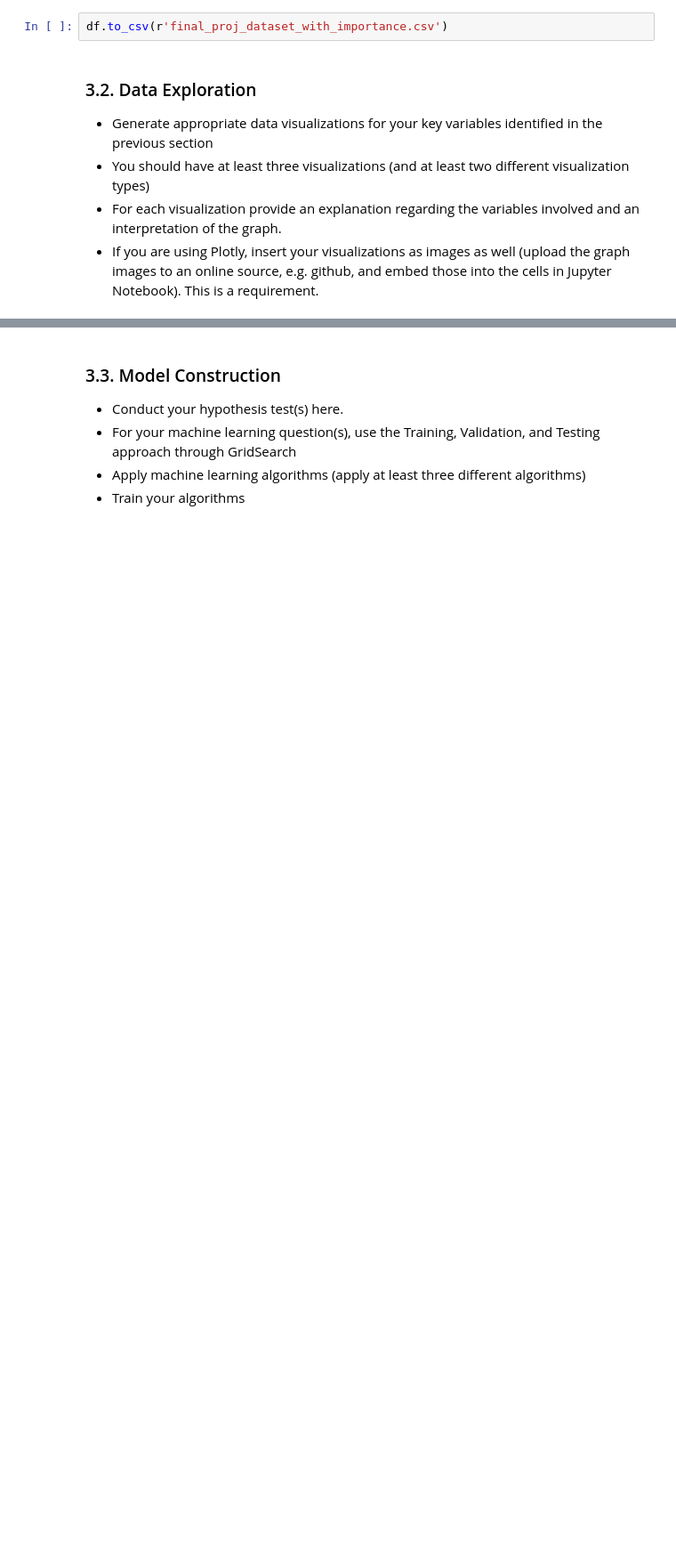
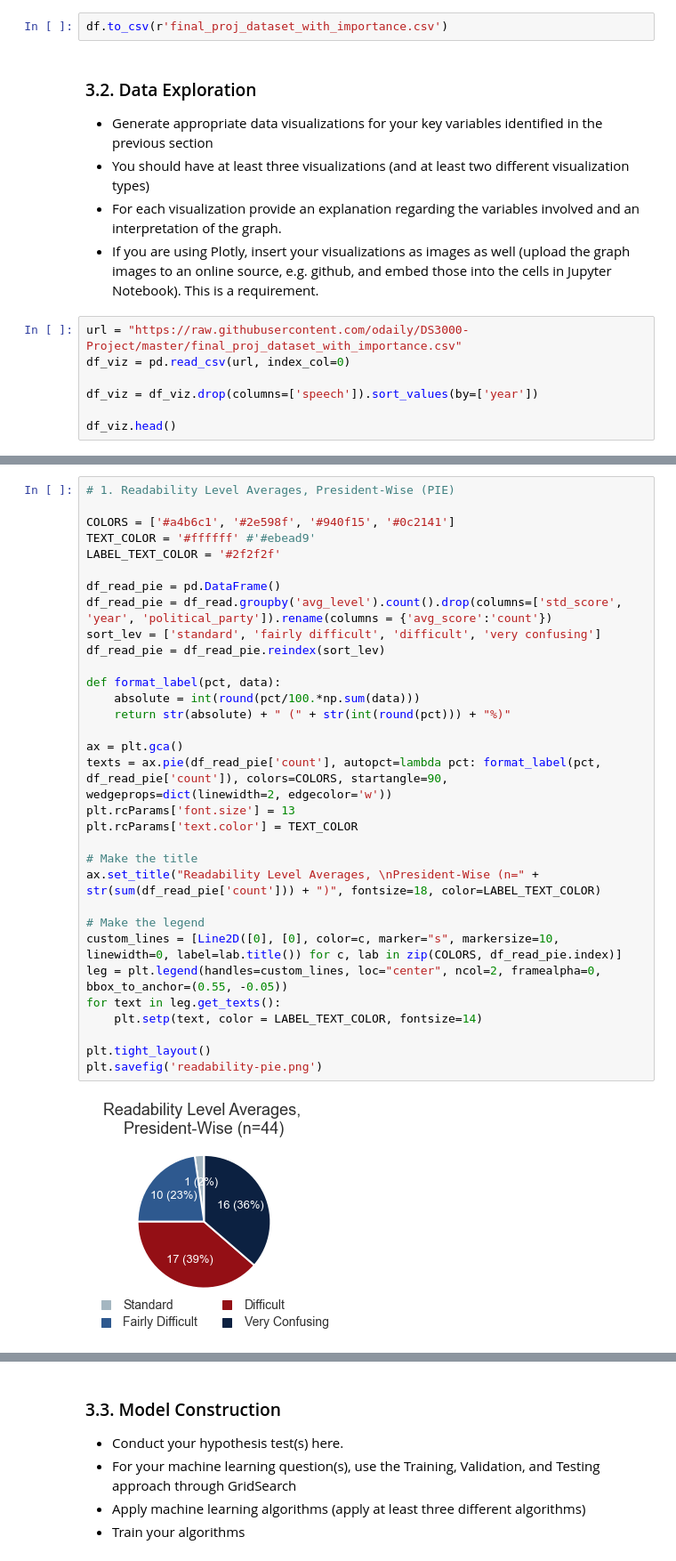
Before and after one commit to odaily/DS3000-Final, a Jupyter notebook: FP4.ipynb, the cells around one changed output, grey strips where cells are left out. Shown at 89% size. Drawn from its saved outputs; the diff is of its cells as text; blank space fills up the shorter version.

```diff
--- a/FP4.ipynb
+++ b/FP4.ipynb
@@ -463,3 +433,10 @@ df.to_csv(r'final_proj_dataset_with_importance.csv')
 * You should have at least three visualizations (and at least two different visualization types)
 * For each visualization provide an explanation regarding the variables involved and an interpretation of the graph.
 * If you are using Plotly, insert your visualizations as images as well (upload the graph images to an online source, e.g. github, and embed those into the cells in Jupyter Notebook). This is a requirement.
+# %%
+url = "https://raw.githubusercontent.com/odaily/DS3000-Project/master/final_proj_dataset_with_importance.csv"
+df_viz = pd.read_csv(url, index_col=0)
+
+df_viz = df_viz.drop(columns=['speech']).sort_values(by=['year'])
+
+df_viz.head()
@@ -465,0 +516,34 @@ df.to_csv(r'final_proj_dataset_with_importance.csv')
+# %%
+# 1. Readability Level Averages, President-Wise (PIE)
+
+COLORS = ['#a4b6c1', '#2e598f', '#940f15', '#0c2141']
+TEXT_COLOR = '#ffffff' #'#ebead9'
+LABEL_TEXT_COLOR = '#2f2f2f'
+
+df_read_pie = pd.DataFrame()
+df_read_pie = df_read.groupby('avg_level').count().drop(columns=['std_score', 'year', 'political_party']).rename(columns = {'avg_score':'count'})
+sort_lev = ['standard', 'fairly difficult', 'difficult', 'very confusing']
+df_read_pie = df_read_pie.reindex(sort_lev)
+
+def format_label(pct, data):
+    absolute = int(round(pct/100.*np.sum(data)))
+    return str(absolute) + " (" + str(int(round(pct))) + "%)"
+
+ax = plt.gca()
+texts = ax.pie(df_read_pie['count'], autopct=lambda pct: format_label(pct, df_read_pie['count']), colors=COLORS, startangle=90, wedgeprops=dict(linewidth=2, edgecolor='w'))
+plt.rcParams['font.size'] = 13
+plt.rcParams['text.color'] = TEXT_COLOR
+
+# Make the title
+ax.set_title("Readability Level Averages, \nPresident-Wise (n=" + str(sum(df_read_pie['count'])) + ")", fontsize=18, color=LABEL_TEXT_COLOR)
+
+# Make the legend
+custom_lines = [Line2D([0], [0], color=c, marker="s", markersize=10, linewidth=0, label=lab.title()) for c, lab in zip(COLORS, df_read_pie.index)]
+leg = plt.legend(handles=custom_lines, loc="center", ncol=2, framealpha=0, bbox_to_anchor=(0.55, -0.05))
+for text in leg.get_texts():
+    plt.setp(text, color = LABEL_TEXT_COLOR, fontsize=14)
+
+plt.tight_layout()
+plt.savefig('readability-pie.png')
+# %% [output]
+[figure, added]
```
Also changed, not shown: parts of 41 cells of this notebook.
